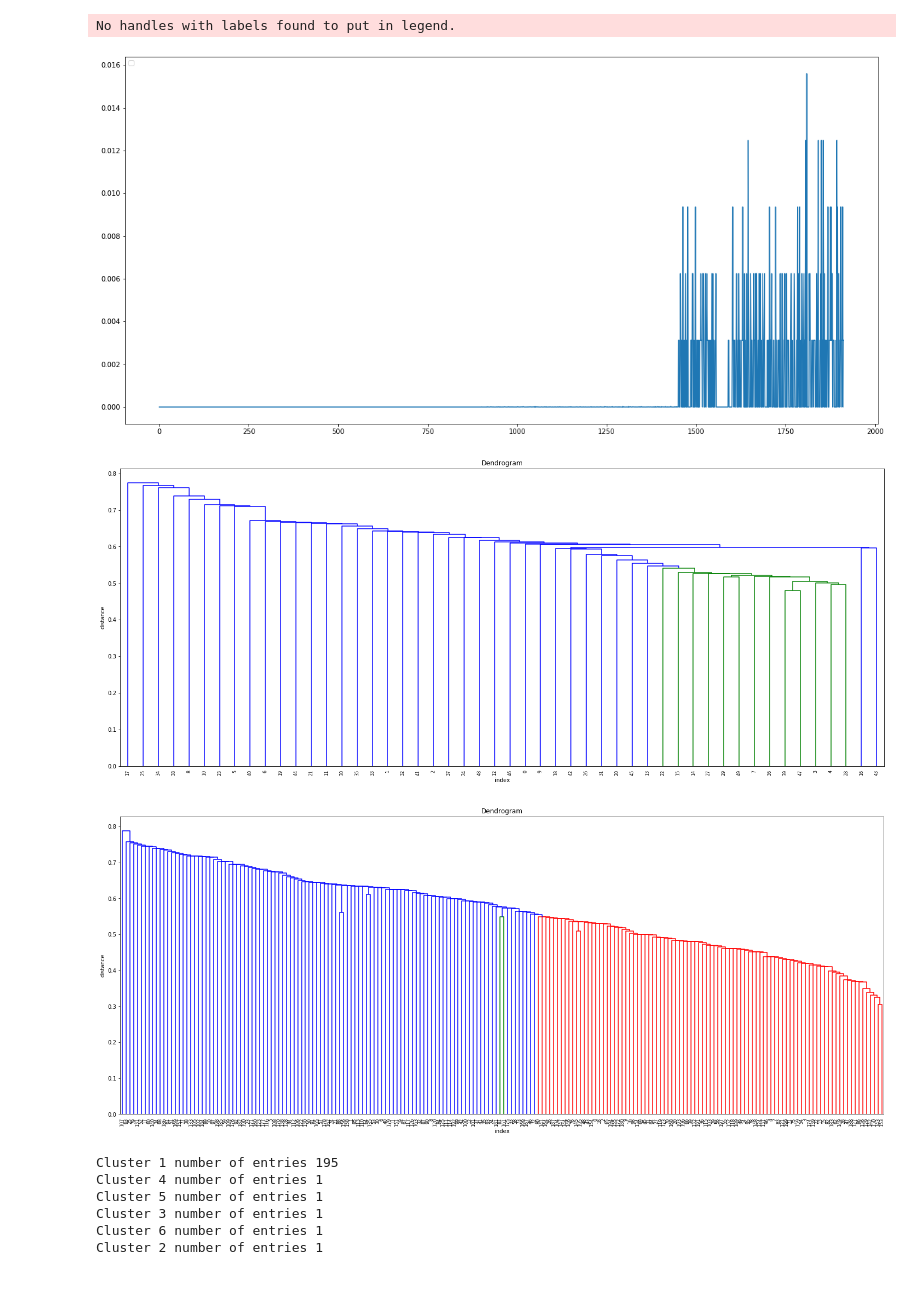
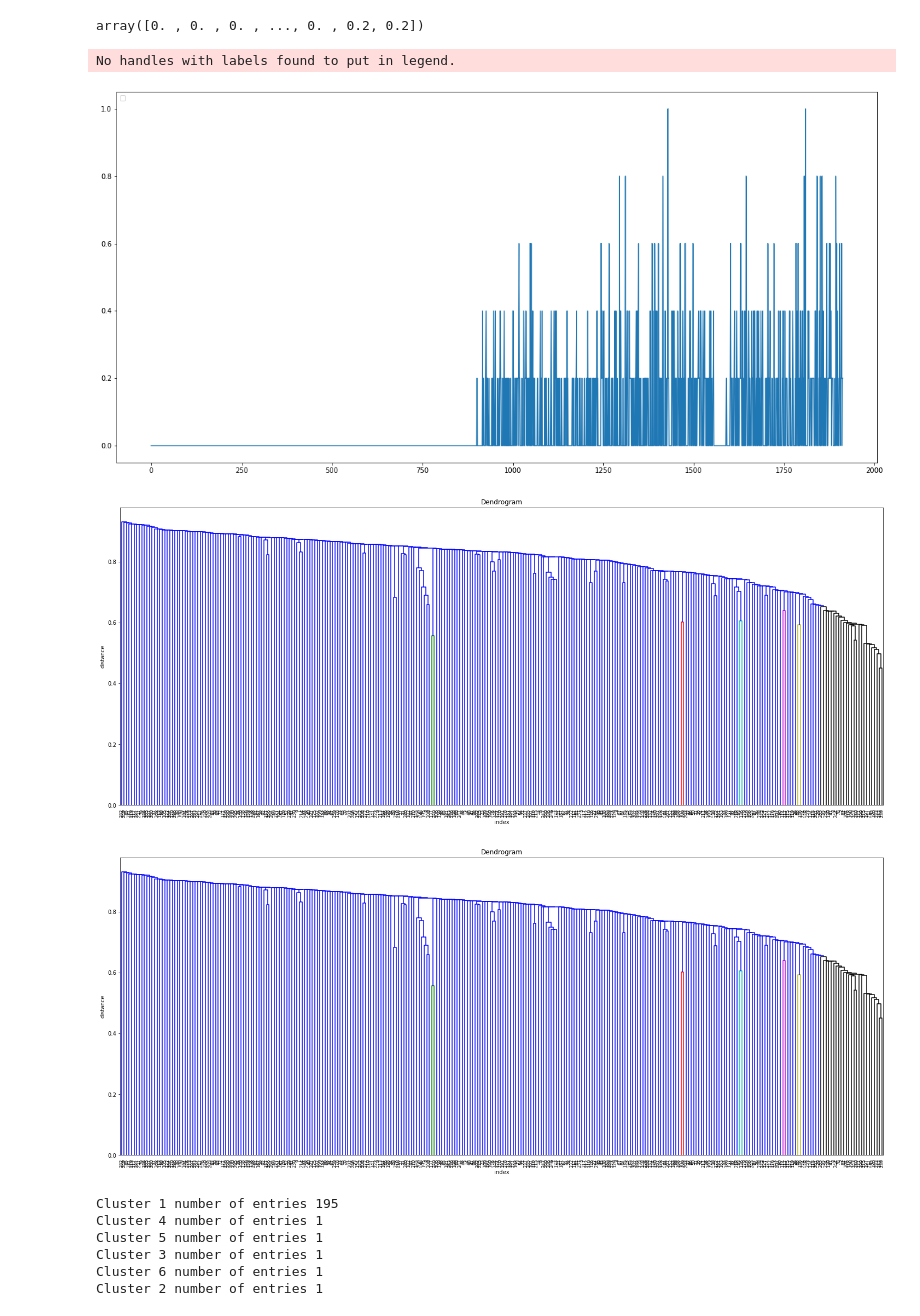
Before and after one commit to team2point0/M5-Forecasting, a Jupyter notebook: clustering.ipynb, the cells around one changed output. Cells and saved outputs as stored; diff of their text form; code cells hidden in the pictures; blank space fills up the shorter version.

```diff
--- a/clustering.ipynb
+++ b/clustering.ipynb
@@ -28,3 +19,24 @@ npNorm = np.array(dfNorm)
+# %%
+from sklearn import preprocessing
+
+colList = []
+
+for j in range(0,int(df.iloc[:,6:].shape[1])):
+    colName = 'd_' + str(j+1)
+    colList.append(colName)
+
+x = df.iloc[:,6:].values #returns a numpy array
+
+min_max_scaler = preprocessing.MinMaxScaler()
+x_scaled = min_max_scaler.fit_transform(x.transpose())
+
+dfNorm = pd.DataFrame(x_scaled.transpose(), columns=colList)
+
+npNorm = np.array(dfNorm)
+# %%
+npNorm[0]
+# %% [output]
+array([0. , 0. , 0. , ..., 0. , 0.2, 0.2])
 # %%
 itemNum = 0
 sales1 = npNorm[itemNum]
@@ -38,28 +50,28 @@ plt.legend(loc='upper left')
 plt.show()
 # %% [output]
 No handles with labels found to put in legend.
-[figure, old version]
+[figure, new version]
 # %%
-Z = hac.linkage(npNorm[:50], method='single', metric='correlation')
+Z = hac.linkage(npNorm[:300], method='single', metric='correlation')
 
 # Plot dendogram
 plt.figure(figsize=(25, 10))
 plt.title('Dendrogram')
 plt.xlabel('index')
 plt.ylabel('distance')
 hac.dendrogram(Z, leaf_rotation=90, leaf_font_size=8)
 
 plt.show()
 # %% [output]
-[figure, old version]
+[figure, new version]
 # %%
 # spearman correlation
-def my_metric(x, y):
+def spearmancorr(x, y):
     r = stats.pearsonr(x, y)[0]
     return(1 - r) # correlation to distance: range 0 to 2
 
 # clustering
-Z = hac.linkage(npNorm[:50],  method='single', metric=my_metric)
+Z = hac.linkage(npNorm[:300],  method='single', metric=spearmancorr)
 
 # dendogram
 plt.figure(figsize=(25, 10))
@@ -70,7 +82,7 @@ hac.dendrogram(Z, leaf_rotation=90, leaf_font_size=8)
 
 plt.show()
 # %% [output]
-[figure, old version]
+[figure, new version]
 # %%
 from scipy.cluster.hierarchy import fcluster
 
```
Also changed, not shown: parts of 4 cells of this notebook, 1 other file.
